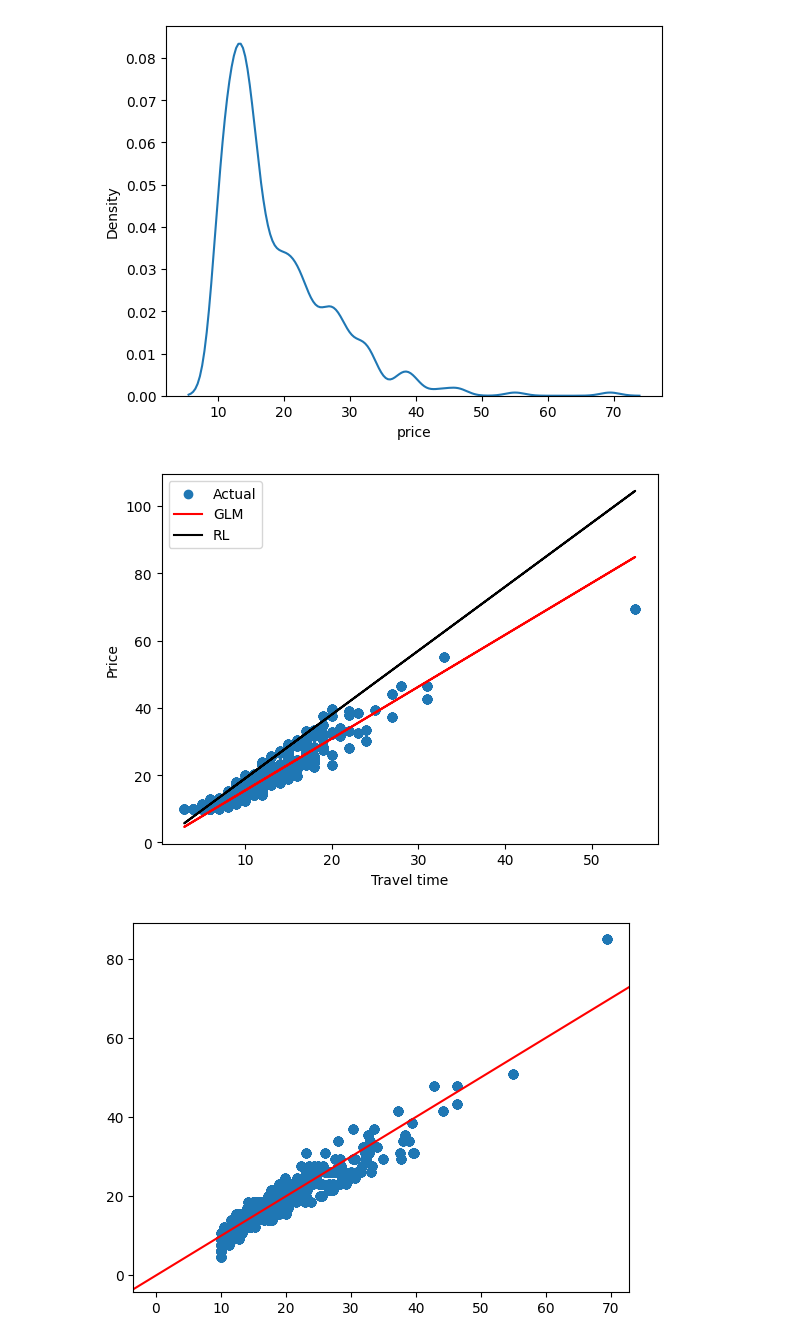
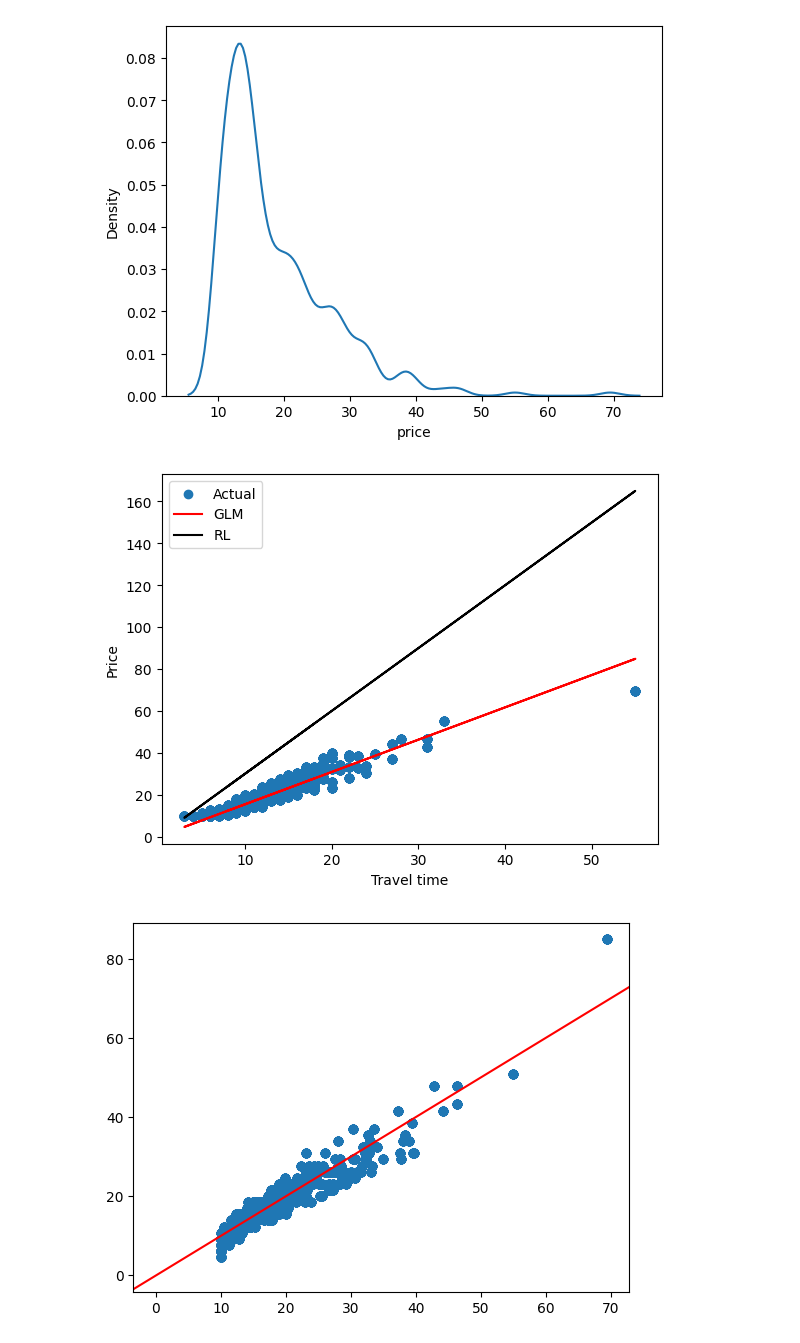
Before and after one commit to Jungar111/multi_agent_reinforcement_learning, a Jupyter notebook: notebooks/data_analysis_brooklyn.ipynb, the cells around one changed output. Saved outputs shown, nothing was run; the diff lists cells and outputs as text; code cells hidden in the pictures.

```diff
--- a/notebooks/data_analysis_brooklyn.ipynb
+++ b/notebooks/data_analysis_brooklyn.ipynb
@@ -327,14 +308,15 @@ sns.kdeplot(df["price"])
 # %%
 plt.scatter(df["travel_time"], df["price"], label="Actual")
 plt.plot(df["travel_time"], fitted_glm.predict(), color="red", label="GLM")
-plt.plot(df["travel_time"], df["travel_time"]*1.9, color="black", label="RL")
+plt.plot(df["travel_time"], df["travel_time"]*3, color="black", label="RL")
 #plt.plot(df["travel_time"], df["travel_time"]*2, color="magenta", label="RL2")
 plt.xlabel("Travel time")
 plt.ylabel("Price")
 plt.legend()
+plt.savefig("reg_with_rl.png")
 plt.show()
 # %% [output]
-[figure, old version]
+[figure, new version]
 # %%
 plt.scatter(pred_df["price"], fitted_glm.predict())
 plt.axline((0,0), slope=1, color="red")
```
Also changed, not shown: parts of 10 cells of this notebook, 11 other files.
